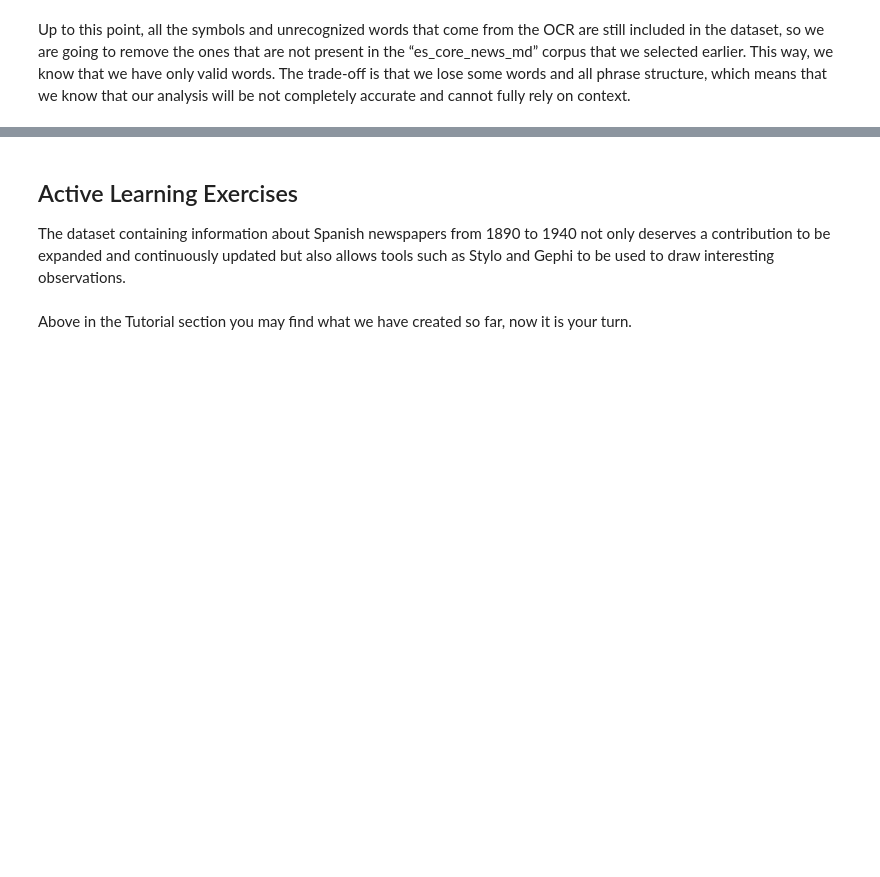
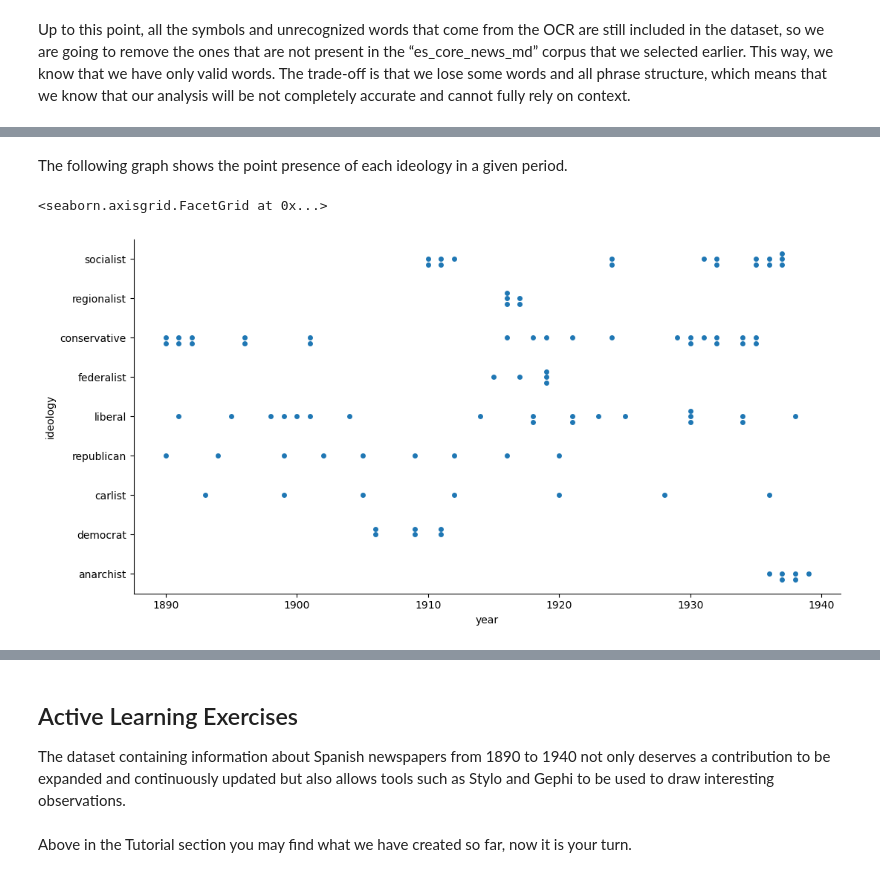
Before and after one commit to pilyu/Collecting-Data-, a Jupyter notebook: Group6_FinalProject.ipynb, the cells around one changed output, grey strips where cells are left out. Saved outputs shown, nothing was run; the diff lists cells and outputs as text; code cells hidden in the pictures; blank space fills up the shorter version.

```diff
--- a/Group6_FinalProject.ipynb
+++ b/Group6_FinalProject.ipynb
@@ -153,0 +268,7 @@ create_subcorpus("foundedin")
+# %% [markdown]
+The following graph shows the point presence of each ideology in a given period.
+# %%
+sns.catplot(data=df, x="year", y="ideology", height=5.5,aspect=2, kind="swarm")
+# %% [output]
+<seaborn.axisgrid.FacetGrid at 0x...>
+[figure, added]
```
Also changed, not shown: parts of 32 cells of this notebook.
